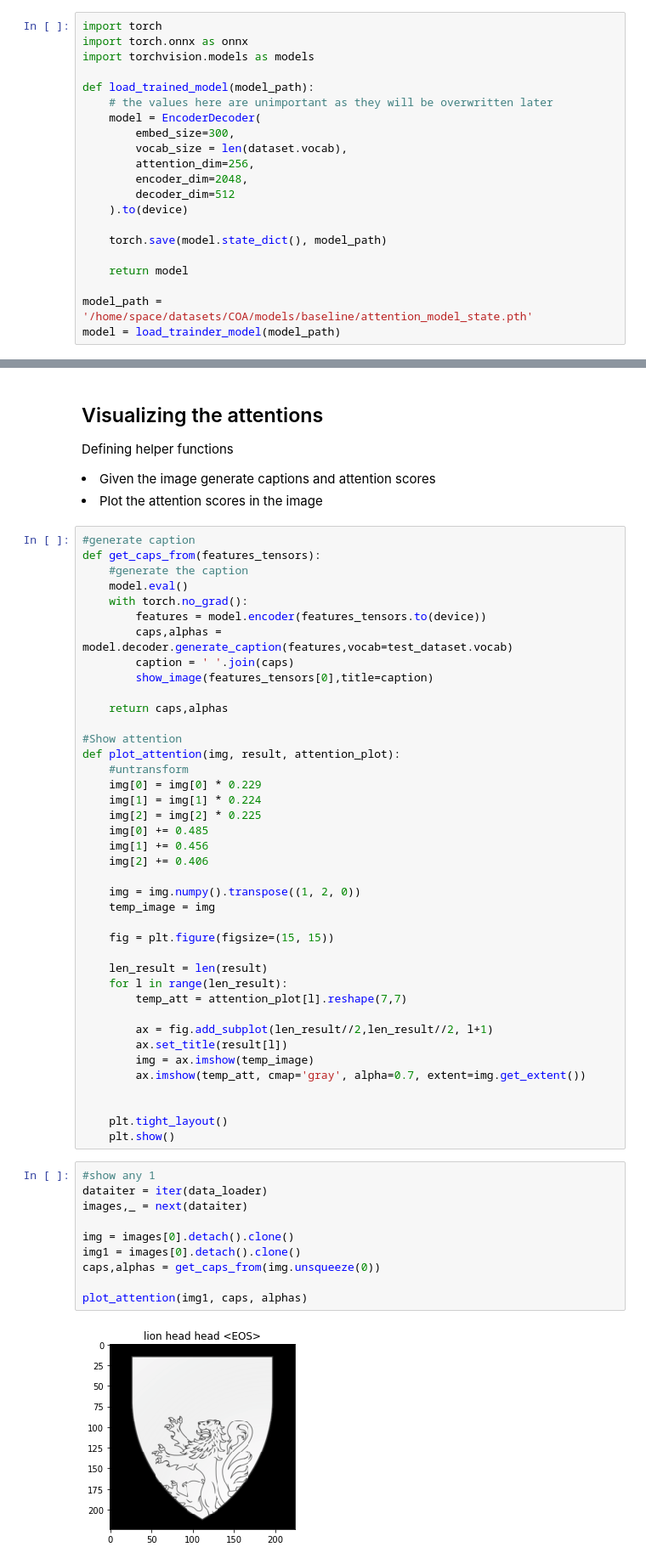
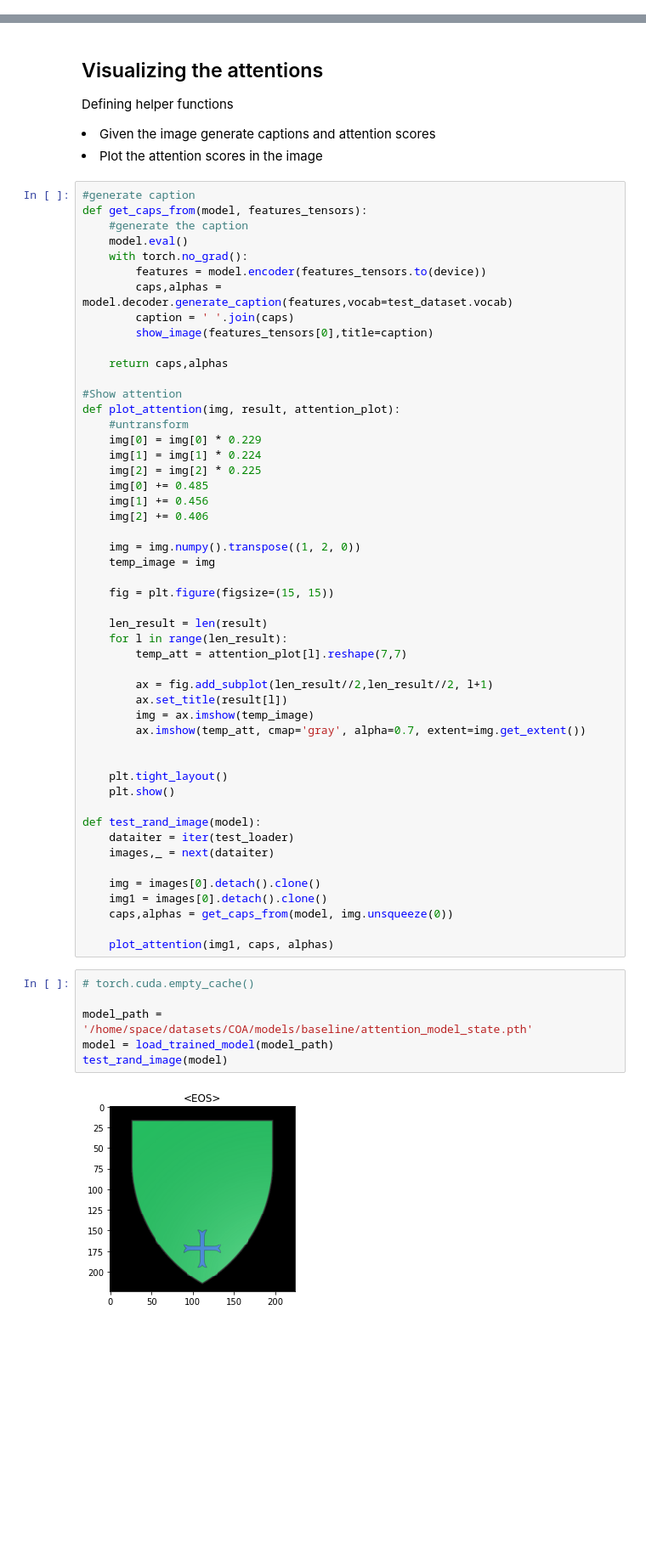
Before and after one commit to safaa-alnabulsi/coat-of-arms, a Jupyter notebook: baseline-model-train-on-all.ipynb, the cells around one changed output, grey strips where cells are left out. Shown at 85% size. Cells and saved outputs as stored; diff of their text form; blank space fills up the shorter version.

Commit message:
WIP- add load model from checkpoint - save checkpoint - not working

```diff
--- a/baseline-model-train-on-all.ipynb
+++ b/baseline-model-train-on-all.ipynb
@@ -365,21 +406,0 @@ None
-# %%
-import torch
-import torch.onnx as onnx
-import torchvision.models as models
-
-def load_trained_model(model_path):
-    # the values here are unimportant as they will be overwritten later
-    model = EncoderDecoder(
-        embed_size=300,
-        vocab_size = len(dataset.vocab),
-        attention_dim=256,
-        encoder_dim=2048,
-        decoder_dim=512
-    ).to(device)
-
-    torch.save(model.state_dict(), model_path)
-
-    return model
-
-model_path = '/home/space/datasets/COA/models/baseline/attention_model_state.pth'
-model = load_trainder_model(model_path)
@@ -411,7 +442,7 @@ Defining helper functions
 <li>Plot the attention scores in the image</li>
 # %%
 #generate caption
-def get_caps_from(features_tensors):
+def get_caps_from(model, features_tensors):
     #generate the caption
     model.eval()
     with torch.no_grad():
@@ -449,15 +480,21 @@ def plot_attention(img, result, attention_plot):
 
     plt.tight_layout()
     plt.show()
+
+def test_rand_image(model):
+    dataiter = iter(test_loader)
+    images,_ = next(dataiter)
+
+    img = images[0].detach().clone()
+    img1 = images[0].detach().clone()
+    caps,alphas = get_caps_from(model, img.unsqueeze(0))
+
+    plot_attention(img1, caps, alphas)
 # %%
-#show any 1
-dataiter = iter(data_loader)
-images,_ = next(dataiter)
+# torch.cuda.empty_cache()
 
-img = images[0].detach().clone()
-img1 = images[0].detach().clone()
-caps,alphas = get_caps_from(img.unsqueeze(0))
-
-plot_attention(img1, caps, alphas)
+model_path = '/home/space/datasets/COA/models/baseline/attention_model_state.pth'
+model = load_trained_model(model_path)
+test_rand_image(model)
 # %% [output]
-[figure, old version]
+[figure, new version]
```
Also changed, not shown: parts of 23 cells of this notebook.
